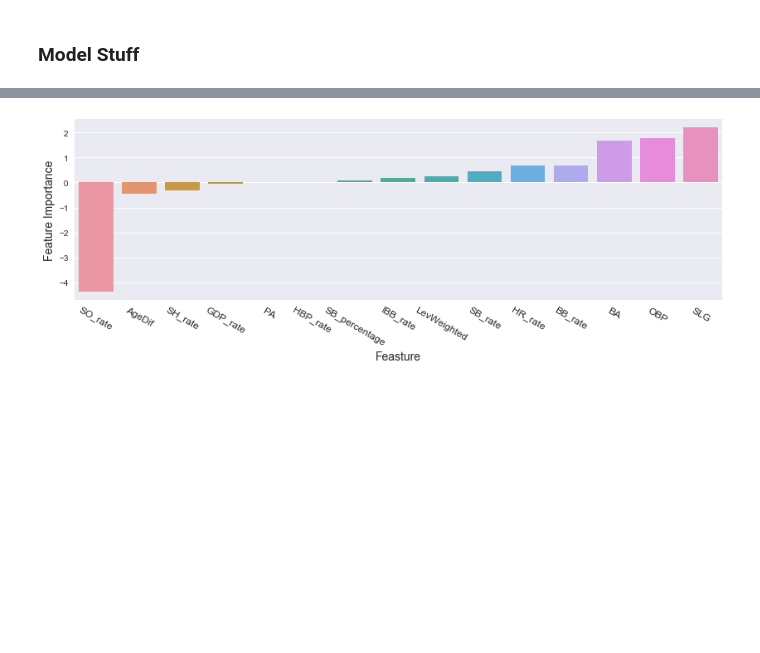
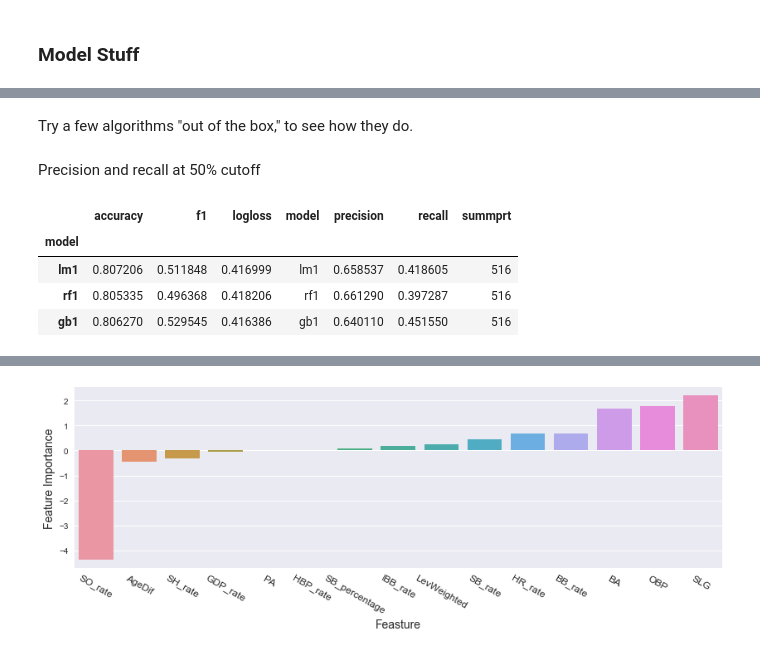
Before and after one commit to leem99/mcnulty, a Jupyter notebook: explorer_milb_batter_data.ipynb, the cells around one changed output, grey strips where cells are left out. Cells and saved outputs as stored; diff of their text form; code cells hidden in the pictures; blank space fills up the shorter version.

```diff
--- a/explorer_milb_batter_data.ipynb
+++ b/explorer_milb_batter_data.ipynb
@@ -272,0 +249,2 @@ prec, recall, thresholds = metrics.precision_recall_curve(
+# %% [markdown]
+Try a few algorithms "out of the box," to see how they do.
@@ -272,0 +276,2 @@ prec, recall, thresholds = metrics.precision_recall_curve(
+# %% [markdown]
+Precision and recall at 50% cutoff
@@ -273 +297,11 @@ prec, recall, thresholds = metrics.precision_recall_curve(
+# %%
+results1_df = pd.DataFrame(summary_list)
+results1_df.set_index(results1_df.model,inplace = True)
+results1_df
+# %% [output]
+|  | accuracy | f1 | logloss | model | precision | recall | summprt |
+| model |  |  |  |  |  |  |  |
+| lm1 | 0.807206 | 0.511848 | 0.416999 | lm1 | 0.658537 | 0.418605 | 516 |
+| rf1 | 0.805335 | 0.496368 | 0.418206 | rf1 | 0.661290 | 0.397287 | 516 |
+| gb1 | 0.806270 | 0.529545 | 0.416386 | gb1 | 0.640110 | 0.451550 | 516 |
 # %%
```
Also changed, not shown: parts of 25 cells of this notebook.
